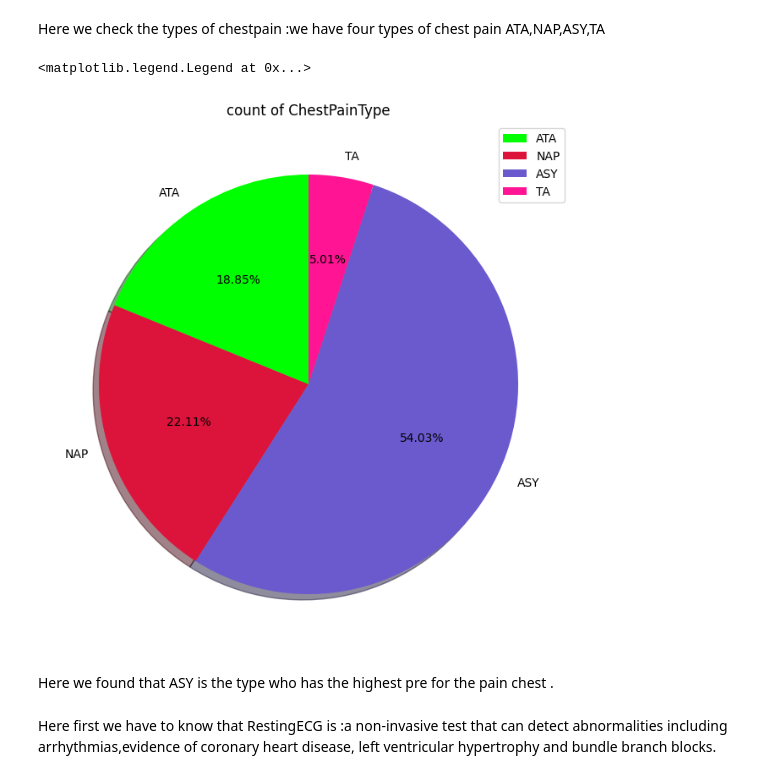
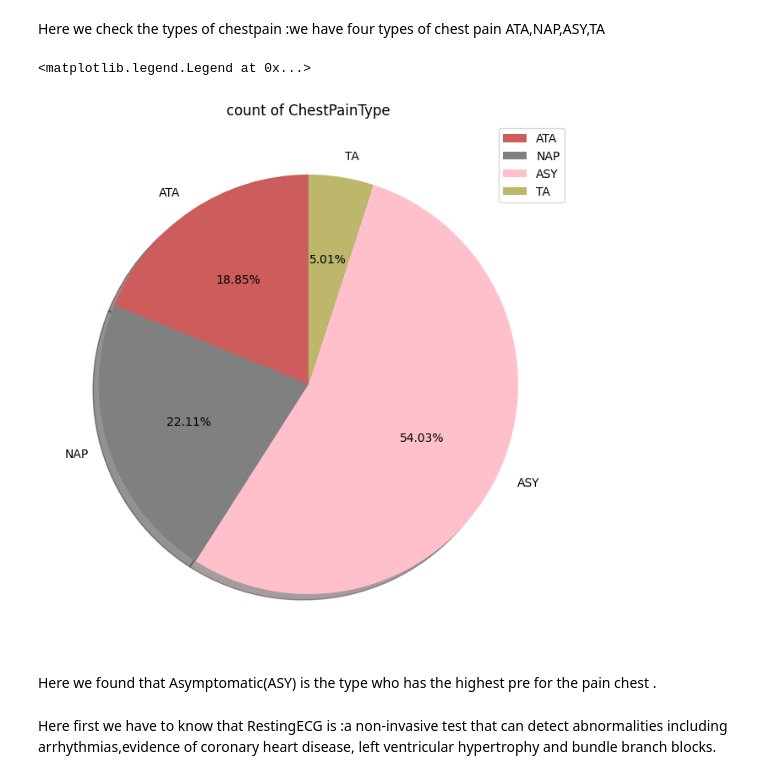
Before and after one commit to sara81a/Heart-Disease-Classification, a Jupyter notebook: Heart-Disease/heart-disease-classification-with-many-models.ipynb, the cells around one changed output. Saved outputs shown, nothing was run; the diff lists cells and outputs as text; code cells hidden in the pictures.

```diff
--- a/Heart-Disease/heart-disease-classification-with-many-models.ipynb
+++ b/Heart-Disease/heart-disease-classification-with-many-models.ipynb
@@ -182,14 +172,14 @@ ChestPainType_explode = (0, 0, 0, 0)
 # %%
 plt.figure(figsize=(8,9))
 plt.pie( ChestPainType_size , explode=ChestPainType_explode , labels=ChestPainType_label ,shadow=True ,
-        autopct='%1.2f%%' , startangle=90, colors= ['lime','crimson', 'slateblue', 'deeppink'])
+        autopct='%1.2f%%' , startangle=90, colors= ['#CD5C5C','gray', 'pink', '#BDB76B'])
 plt.title("count of ChestPainType")
 plt.legend()
 # %% [output]
 <matplotlib.legend.Legend at 0x...>
-[figure, old version]
+[figure, new version]
 # %% [markdown]
- Here we found that ASY is the type who has the highest pre for the pain chest .
+ Here we found that Asymptomatic(ASY) is the type who has the highest pre for the pain chest .
 # %% [markdown]
 Here first we have to know that  RestingECG is :a non-invasive test that can detect abnormalities including arrhythmias,evidence of coronary heart disease, left ventricular hypertrophy and bundle branch blocks.
 # %%
```
Also changed, not shown: parts of 11 cells of this notebook, 1 other file.
